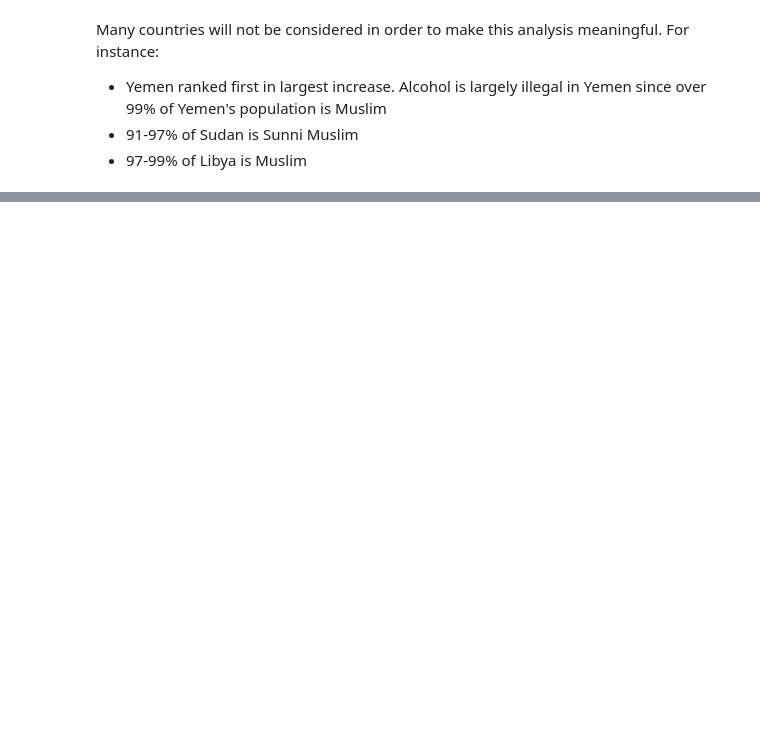
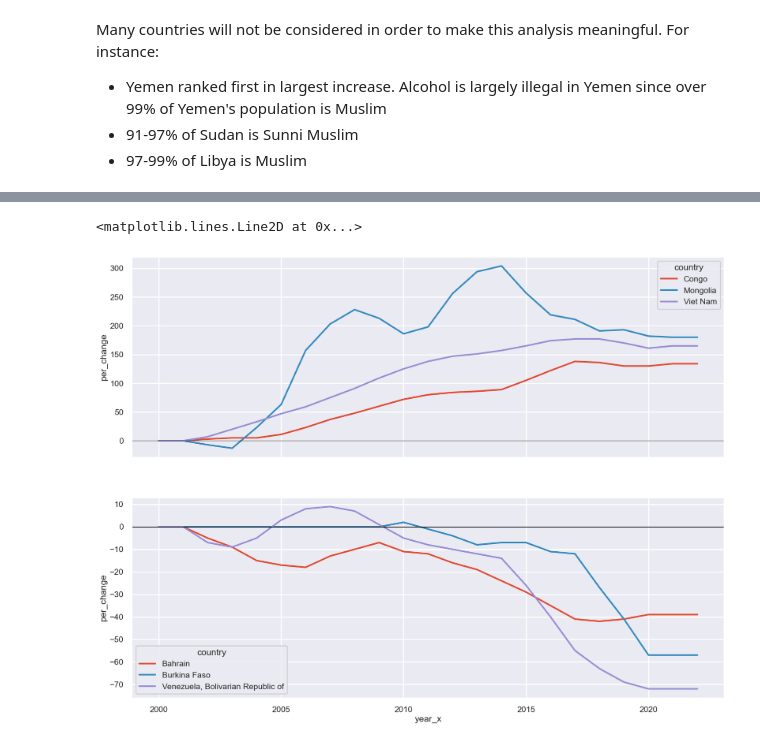
Before and after one commit to Huang-Hao-Gao/global-alcohol-consumption-analysis, a Jupyter notebook: analysis.ipynb, the cells around one changed output, grey strips where cells are left out. Drawn from its saved outputs; the diff is of its cells as text; code cells hidden in the pictures; blank space fills up the shorter version.

```diff
--- a/analysis.ipynb
+++ b/analysis.ipynb
@@ -224,3 +214,13 @@ For instance:
 * Yemen ranked first in largest increase. Alcohol is largely illegal in Yemen since over 99% of Yemen's population is Muslim
 * 91-97% of Sudan is Sunni Muslim
 * 97-99% of Libya is Muslim
+# %%
+#Plotting
+#filter mdf_2000 to only contain the countries within biggest_increses and biggest_decreases
+
+inc_x = mdf_2000[mdf_2000["country"].isin(biggest_increases["country"])]
+inc_x.sort_values(by=["country", "year_x"], inplace=True)
+
+dec_x = mdf_2000[mdf_2000["country"].isin(biggest_decreases["country"])]
+dec_x.sort_values(by=["country", "year_x"], inplace=True)
+dec_x.head(5)
@@ -226,0 +235,29 @@ For instance:
+# %%
+sns.set_style("darkgrid")
+
+fig, axes = plt.subplots(nrows=2, ncols=1, figsize=(20,15), sharex=True)
+
+sns.lineplot(
+    data=inc_x,
+    y="per_change",
+    x="year_x",
+    hue="country",
+    legend="auto",
+    ax=axes[0]
+)
+axes[0].axhline(0, color="black", linewidth=1)
+
+plt.subplot(2,1,2)
+sns.lineplot(
+    data=dec_x,
+    y="per_change",
+    x="year_x",
+    hue="country",
+    legend="auto",
+    ax=axes[1]
+)
+
+axes[1].axhline(0, color="black", linewidth=1)
+# %% [output]
+<matplotlib.lines.Line2D at 0x...>
+[figure, added]
```
Also changed, not shown: parts of 5 cells of this notebook.
